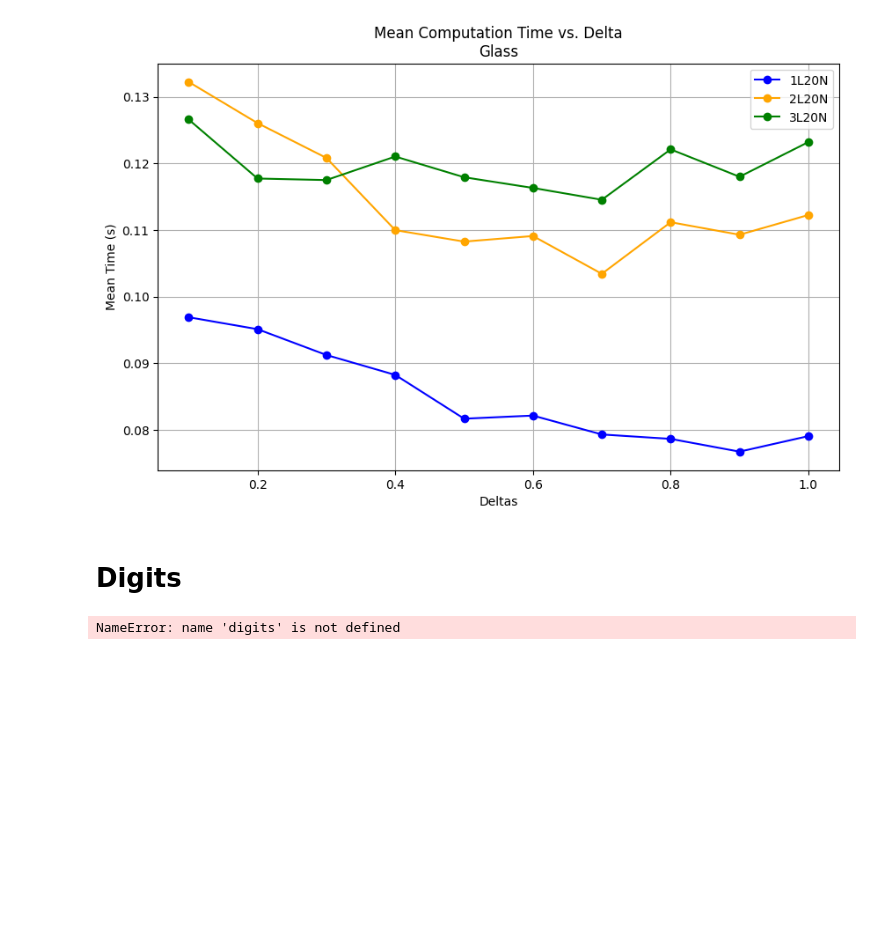
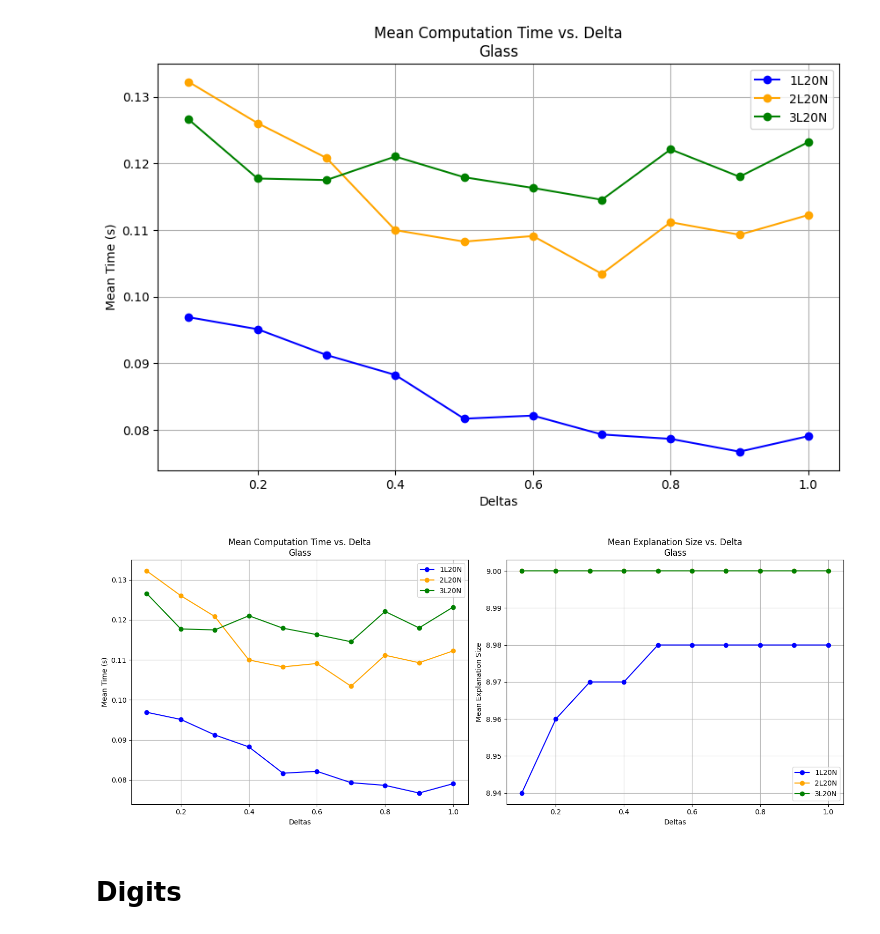
Before and after one commit to myller-silva/explications-anns-colab, a Jupyter notebook: results/all layers relaxed.ipynb, the cells around one changed output. Cells and saved outputs as stored; diff of their text form; code cells hidden in the pictures; blank space fills up the shorter version.

```diff
--- a/results/all layers relaxed.ipynb
+++ b/results/all layers relaxed.ipynb
@@ -539,14 +621,52 @@ plot_multiple_means(
 )
 # %% [output]
 [figure]
+# %%
+# Dados para tamanho das explicações
+glass_m1_size, glass_m1_size_mean, glass_m1_size_std = process_model_data(glass, 'model_1layers_20neurons.h5', deltas, column_name="relaxed_len_eq")
+glass_m2_size, glass_m2_size_mean, glass_m2_size_std = process_model_data(glass, 'model_2layers_20neurons.h5', deltas, column_name="relaxed_len_eq")
+glass_m3_size, glass_m3_size_mean, glass_m3_size_std = process_model_data(glass, 'model_3layers_20neurons.h5', deltas, column_name="relaxed_len_eq")
+
+# Dados para tempo (já calculados acima)
+# glass_m1, glass_m2, glass_m3 contêm os dados de tempo
+
+# Gráfico combinado
+fig, (ax1, ax2) = plt.subplots(1, 2, figsize=(15, 6))
+
+# Plot do tempo
+for df, title, color in zip([glass_m1, glass_m2, glass_m3], ['1L20N', '2L20N', '3L20N'], ['blue', 'orange', 'green']):
+    mean_values = df.mean(axis=0)
+    x = df.columns.astype(float)
+    ax1.plot(x, mean_values, marker='o', label=title, color=color)
+
+ax1.set_xlabel('Deltas')
+ax1.set_ylabel('Mean Time (s)')
+ax1.set_title('Mean Computation Time vs. Delta\nGlass')
+ax1.grid(True)
+ax1.legend()
+
+# Plot do tamanho
+for df, title, color in zip([glass_m1_size, glass_m2_size, glass_m3_size], ['1L20N', '2L20N', '3L20N'], ['blue', 'orange', 'green']):
+    mean_values = df.mean(axis=0)
+    x = df.columns.astype(float)
+    ax2.plot(x, mean_values, marker='o', label=title, color=color)
+
+ax2.set_xlabel('Deltas')
+ax2.set_ylabel('Mean Explanation Size')
+ax2.set_title('Mean Explanation Size vs. Delta\nGlass')
+ax2.grid(True)
+ax2.legend()
+
+plt.tight_layout()
+plt.show()
+# %% [output]
+[figure, added]
 # %% [markdown]
 # Digits
 # %%
-digits_m1, digits_m1_mean, digits_m1_std = process_model_data(digits, 'model_1layers_20neurons.h5', deltas, column_name="relaxed_len_eq")
-digits_m2, digits_m2_mean, digits_m2_std = process_model_data(digits, 'model_2layers_20neurons.h5', deltas, column_name="relaxed_len_eq")
-digits_m3, digits_m3_mean, digits_m3_std = process_model_data(digits, 'model_3layers_20neurons.h5', deltas, column_name="relaxed_len_eq")
+# digits_m1, digits_m1_mean, digits_m1_std = process_model_data(digits, 'model_1layers_20neurons.h5', deltas, column_name="relaxed_len_eq")
+# digits_m2, digits_m2_mean, digits_m2_std = process_model_data(digits, 'model_2layers_20neurons.h5', deltas, column_name="relaxed_len_eq")
+# digits_m3, digits_m3_mean, digits_m3_std = process_model_data(digits, 'model_3layers_20neurons.h5', deltas, column_name="relaxed_len_eq")
 
-format_mean_std(digits_m1_mean, digits_m2_mean, digits_m3_mean, digits_m1_std, digits_m2_std, digits_m3_std, deltas)
+# format_mean_std(digits_m1_mean, digits_m2_mean, digits_m3_mean, digits_m1_std, digits_m2_std, digits_m3_std, deltas)
-# %% [output]
-NameError: name 'digits' is not defined
 # %%
```
Also changed, not shown: parts of 9 cells of this notebook, 1 other file.
